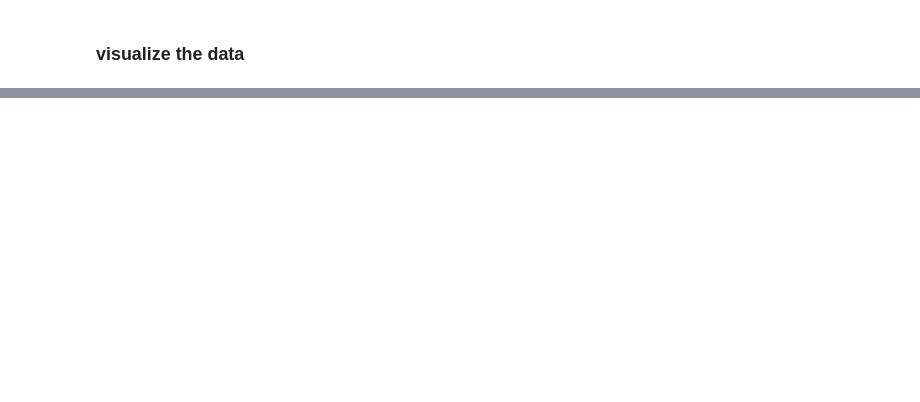
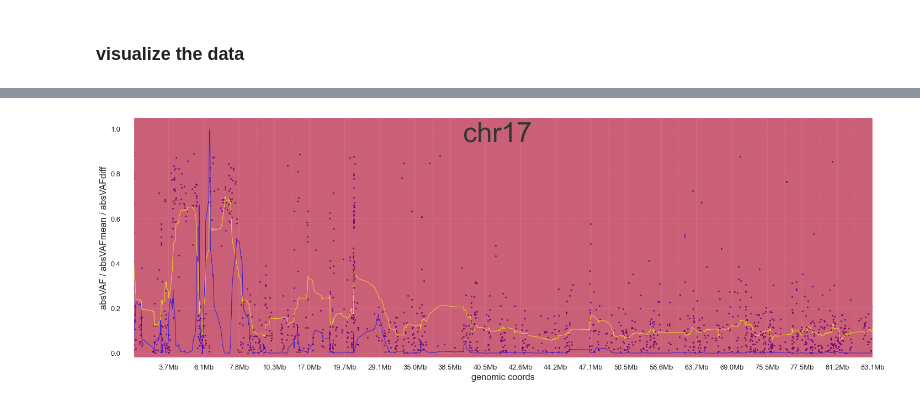
Before and after one commit to Mar111tiN/myCNV, a Jupyter notebook: nb/addRollingSNP.ipynb, the cells around one changed output, grey strips where cells are left out. Saved outputs shown, nothing was run; the diff lists cells and outputs as text; code cells hidden in the pictures; blank space fills up the shorter version.

```diff
--- a/nb/addRollingSNP.ipynb
+++ b/nb/addRollingSNP.ipynb
@@ -439,0 +332,59 @@ def centerVAF(snp_df):
+# %%
+absvaf = dict(
+        title='absVAF',
+        plot_type='scatter',   # ['line', 'scatter']
+        data='absVAF',
+        plot_args=dict(
+            linewidth=0.5,
+            color='blue',
+            s=5,
+            alpha=1
+        ))
+absvafmean = dict(
+        title='absVAFmean',
+        plot_type='line',   # ['line', 'scatter']
+        data='absVAFmean',
+        plot_args=dict(
+            linewidth=1,
+            color='yellow',
+            alpha=.7
+        )
+    )
+
+absvafmeandiff = dict(
+        title='absVAFdiff',
+        plot_type='line',   # ['line', 'scatter']
+        data='absVAFmeanDiff',
+        plot_args=dict(
+            linewidth=1,
+            color='blue',
+            alpha=.7
+        )
+    )
+
+snp_config = {
+    'heteroSNP': {
+        'filter': dict(
+            VAF=(0.05,0.95),
+            minDepth=10,
+            minEB=0.5
+        ),
+        'normalize': True,
+        'center':False,
+        'expand': .75,
+        'data': {
+            'absVAF': {
+                'mean':20
+            }
+        }
+    }
+}
+
+config.update(snp_config)
+snp3_df = rolling_snp(snp2_df, config)
+
+chroms = ['chr5', 'chr7','chr8', 'chr11', 'chr17']
+r1 = 'chr17:3Mb-9Mb'
+fig, ax, df, chrom_df = plot_snp(snp3_df, snp_plots=[absvaf,absvafmean, absvafmeandiff], chroms=chroms, region='chr17', **fig_params)
+# %% [output]
+[figure, added]
```
Also changed, not shown: parts of 53 cells of this notebook, 7 other files.
